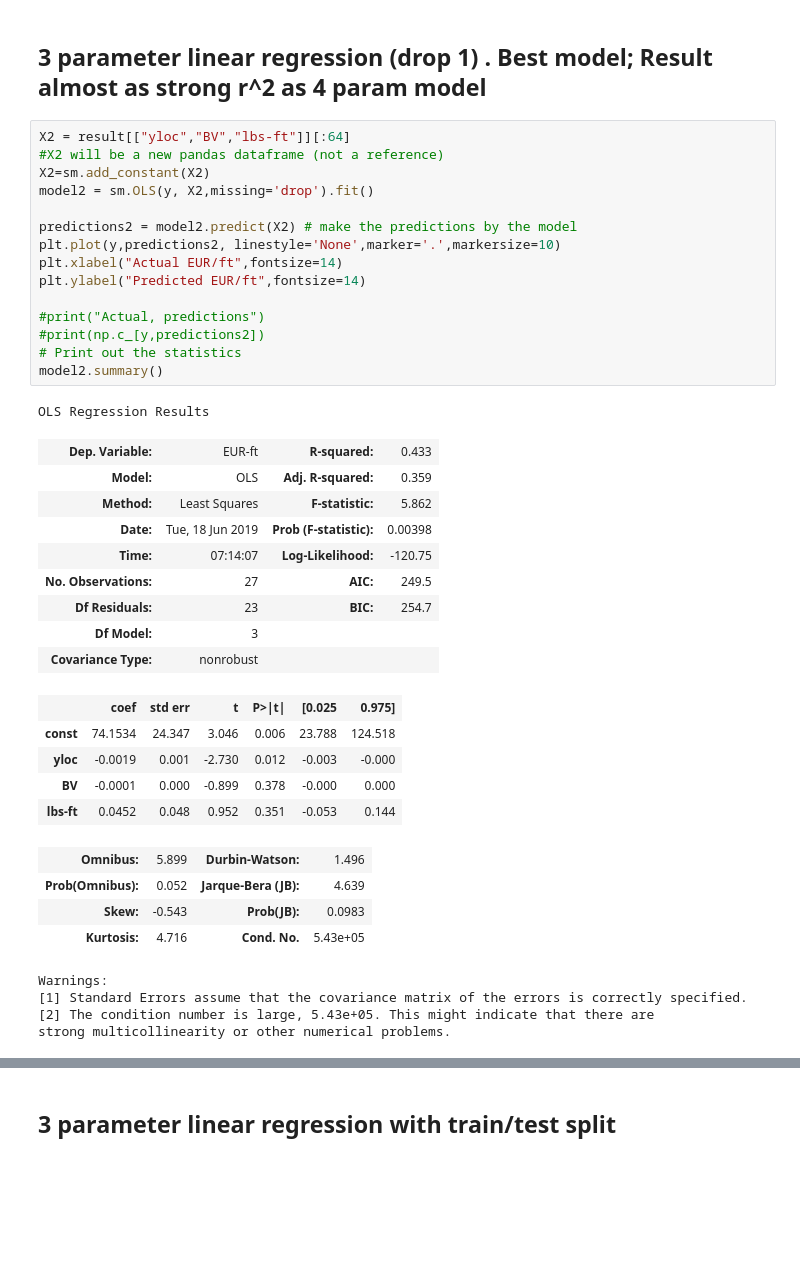
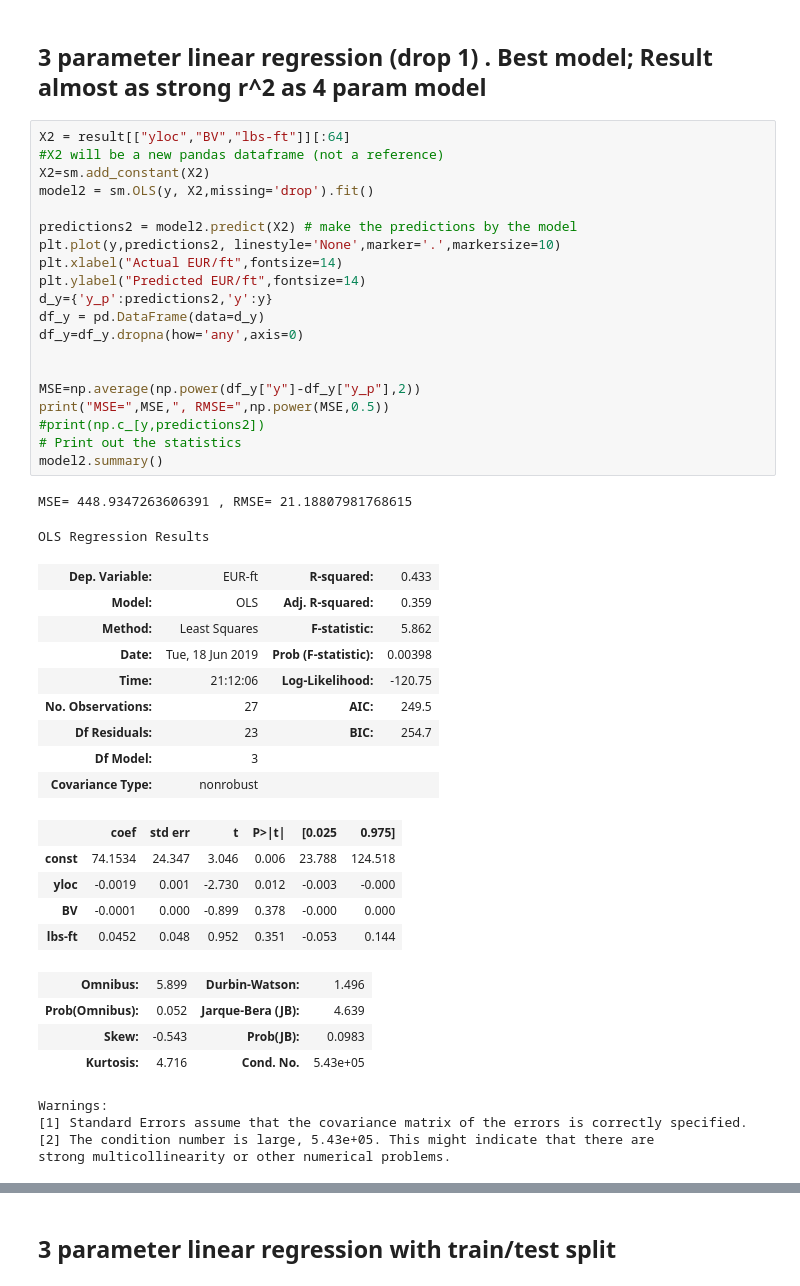
Before and after one commit to Md557/py-datasci, a Jupyter notebook: petroleum well analysis example/petroleum regression, CV, KNN analysis.ipynb, the cells around one changed output, grey strips where cells are left out. Drawn from its saved outputs; the diff is of its cells as text; blank space fills up the shorter version.

```diff
--- a/petroleum well analysis example/petroleum regression, CV, KNN analysis.ipynb
+++ b/petroleum well analysis example/petroleum regression, CV, KNN analysis.ipynb
@@ -358,25 +358,31 @@ display(XYactualAndPred)#[:15])
 # %%
 X2 = result[["yloc","BV","lbs-ft"]][:64]
 #X2 will be a new pandas dataframe (not a reference)
 X2=sm.add_constant(X2)
 model2 = sm.OLS(y, X2,missing='drop').fit()
 
 predictions2 = model2.predict(X2) # make the predictions by the model
 plt.plot(y,predictions2, linestyle='None',marker='.',markersize=10)
 plt.xlabel("Actual EUR/ft",fontsize=14)
 plt.ylabel("Predicted EUR/ft",fontsize=14)
+d_y={'y_p':predictions2,'y':y}
+df_y = pd.DataFrame(data=d_y)
+df_y=df_y.dropna(how='any',axis=0)
 
-#print("Actual, predictions")
+
+MSE=np.average(np.power(df_y["y"]-df_y["y_p"],2))
+print("MSE=",MSE,", RMSE=",np.power(MSE,0.5))
 #print(np.c_[y,predictions2])
 # Print out the statistics
 model2.summary()
 # %% [output]
-OLS Regression Results
+MSE= 448.9347263606391 , RMSE= 21.18807981768615
+OLS Regression Results
 | Dep. Variable: | EUR-ft | R-squared: | 0.433 |
 | Model: | OLS | Adj. R-squared: | 0.359 |
 | Method: | Least Squares | F-statistic: | 5.862 |
 | Date: | Tue, 18 Jun 2019 | Prob (F-statistic): | 0.00398 |
-| Time: | 07:14:07 | Log-Likelihood: | -120.75 |
+| Time: | 21:12:06 | Log-Likelihood: | -120.75 |
 | No. Observations: | 27 | AIC: | 249.5 |
 | Df Residuals: | 23 | BIC: | 254.7 |
 | Df Model: | 3 |  |  |
@@ -390,10 +396,10 @@ OLS Regression Results
 | Prob(Omnibus): | 0.052 | Jarque-Bera (JB): | 4.639 |
 | Skew: | -0.543 | Prob(JB): | 0.0983 |
 | Kurtosis: | 4.716 | Cond. No. | 5.43e+05 |
-Warnings:
-[1] Standard Errors assume that the covariance matrix of the errors is correctly specified.
-[2] The condition number is large, 5.43e+05. This might indicate that there are
-strong multicollinearity or other numerical problems.
+Warnings:
+[1] Standard Errors assume that the covariance matrix of the errors is correctly specified.
+[2] The condition number is large, 5.43e+05. This might indicate that there are
+strong multicollinearity or other numerical problems.
 [figure]
 # %% [markdown]
 
```
Also changed, not shown: parts of 4 cells of this notebook.
